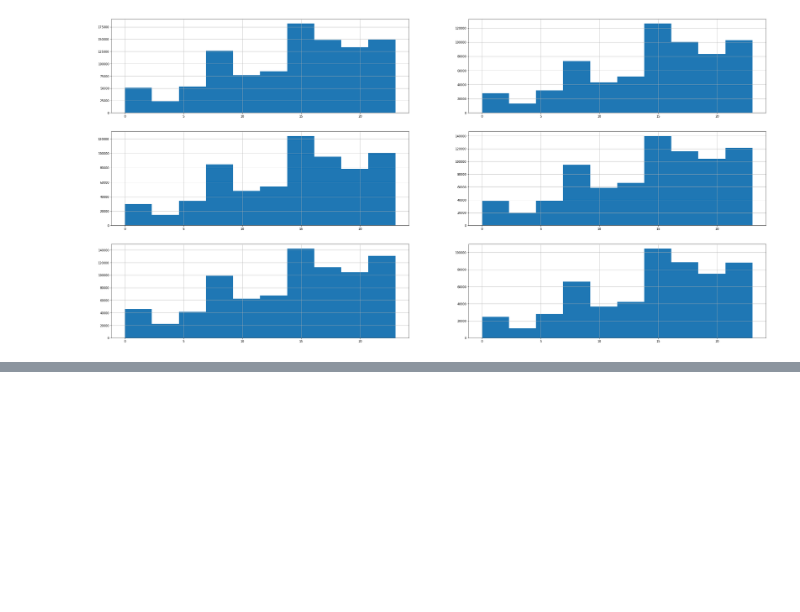
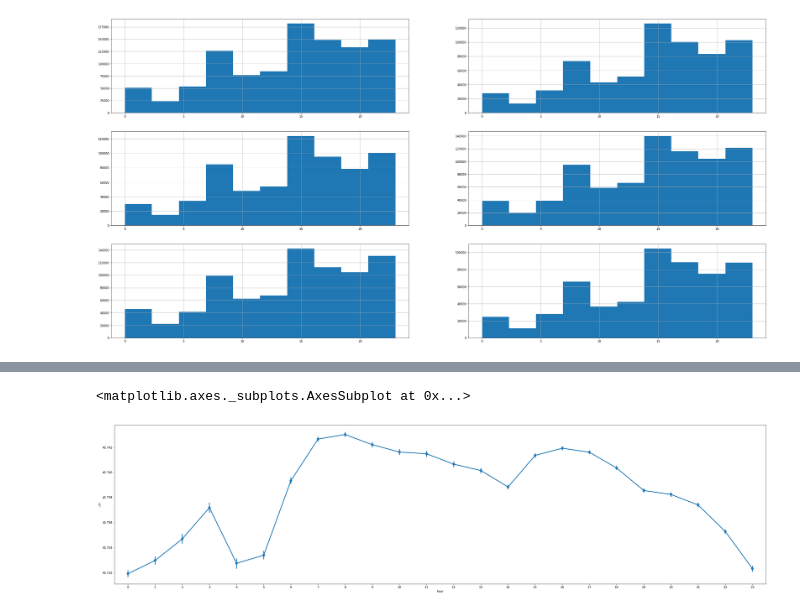
Before and after one commit to Aboubacar2012/Data_Analysis_Project, a Jupyter notebook: Uber_Data_Analysis.ipynb, the cells around one changed output, grey strips where cells are left out. Saved outputs shown, nothing was run; the diff lists cells and outputs as text; code cells hidden in the pictures; blank space fills up the shorter version.

```diff
--- a/Uber_Data_Analysis.ipynb
+++ b/Uber_Data_Analysis.ipynb
@@ -228,0 +327,7 @@ for i, month in enumerate(df['month'].unique()):
+# %%
+#Q2 : Analysing Rush in hour
+plt.figure(figsize=(40,10))
+sns.pointplot(x='hour', y='Lat', data=df)
+# %% [output]
+<matplotlib.axes._subplots.AxesSubplot at 0x...>
+[figure, added]
```
Also changed, not shown: parts of 51 cells of this notebook.
